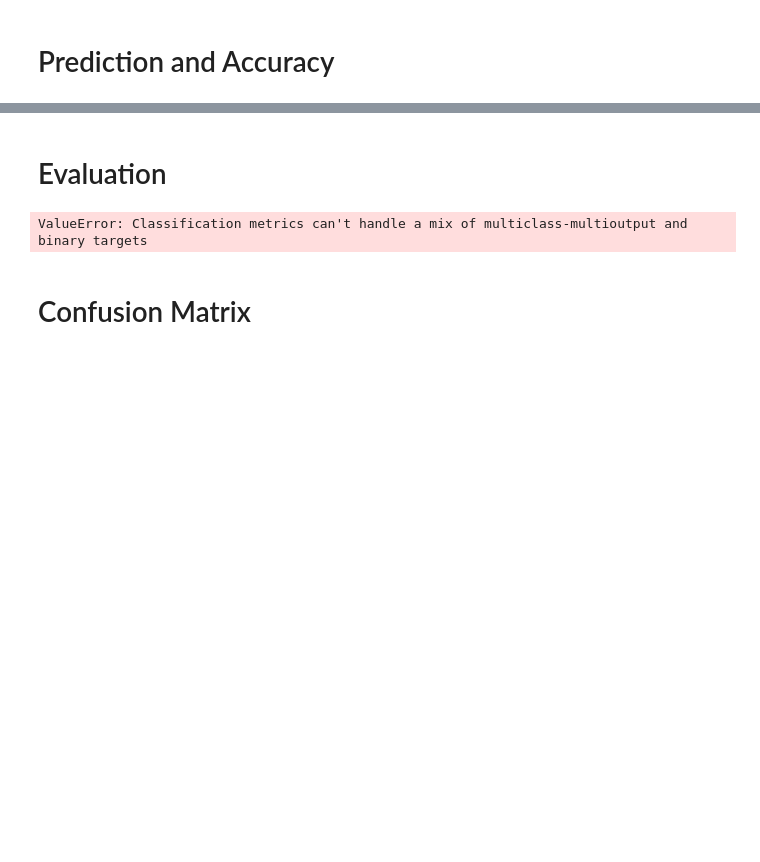
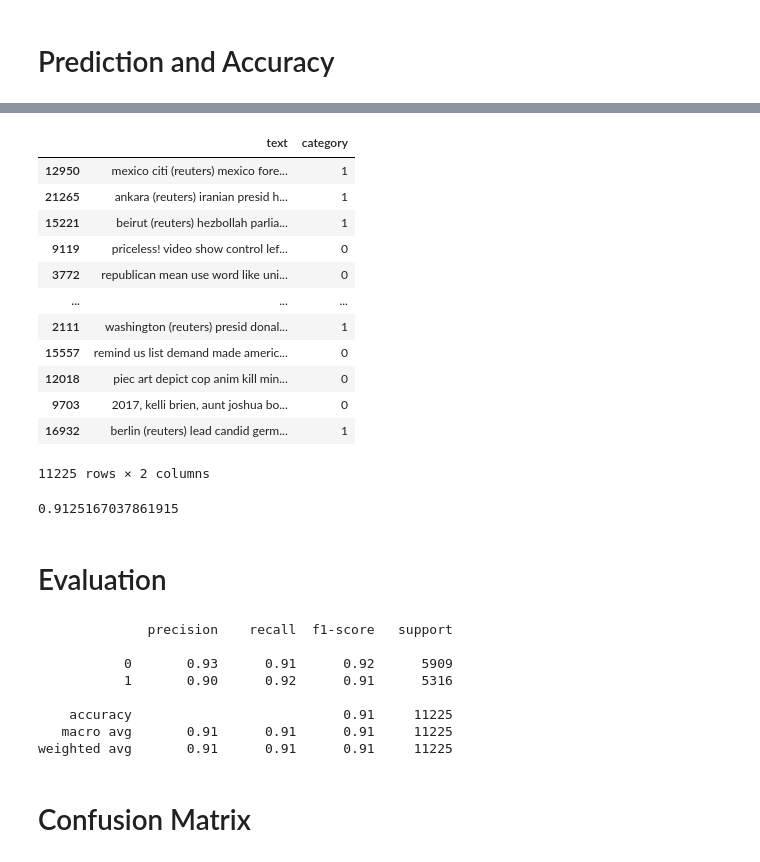
Before and after one commit to nmanduri999/Fake_news_detection_project_3, a Jupyter notebook: CNNmodel.ipynb, the cells around one changed output, grey strips where cells are left out. Saved outputs shown, nothing was run; the diff lists cells and outputs as text; code cells hidden in the pictures; blank space fills up the shorter version.

```diff
--- a/CNNmodel.ipynb
+++ b/CNNmodel.ipynb
@@ -280,5 +283,23 @@ for i in range(len(pred)):
         pred[i] = 1
     else:
         pred[i] = 0
+# %%
+y_test
+# %% [output]
+|  | text | category |
+| 12950 | mexico citi (reuters) mexico fore... | 1 |
+| 21265 | ankara (reuters) iranian presid h... | 1 |
+| 15221 | beirut (reuters) hezbollah parlia... | 1 |
+| 9119 | priceless! video show control lef... | 0 |
+| 3772 | republican mean use word like uni... | 0 |
+| ... | ... | ... |
+| 2111 | washington (reuters) presid donal... | 1 |
+| 15557 | remind us list demand made americ... | 0 |
+| 12018 | piec art depict cop anim kill min... | 0 |
+| 9703 | 2017, kelli brien, aunt joshua bo... | 0 |
+| 16932 | berlin (reuters) lead candid germ... | 1 |
+11225 rows × 2 columns
 # %%
-accuracy_score(pred,y_test)
+accuracy_score(pred,y_test.category)
+# %% [output]
+0.9125167037861915
@@ -285,10 +308,17 @@ accuracy_score(pred,y_test)
 # %% [markdown]
 # Evaluation
 # %%
-cv_report = classification_report(y_test,pred,target_names = ['0','1'])
+cv_report = classification_report(y_test.category,pred,target_names = ['0','1'])
 print(cv_report)
 # %% [output]
-ValueError: Classification metrics can't handle a mix of multiclass-multioutput and binary targets
+              precision    recall  f1-score   support
+
+           0       0.93      0.91      0.92      5909
+           1       0.90      0.92      0.91      5316
+
+    accuracy                           0.91     11225
+   macro avg       0.91      0.91      0.91     11225
+weighted avg       0.91      0.91      0.91     11225
 # %% [markdown]
 # Confusion Matrix
 # %%
```
Also changed, not shown: parts of 12 cells of this notebook, 1 other file.
